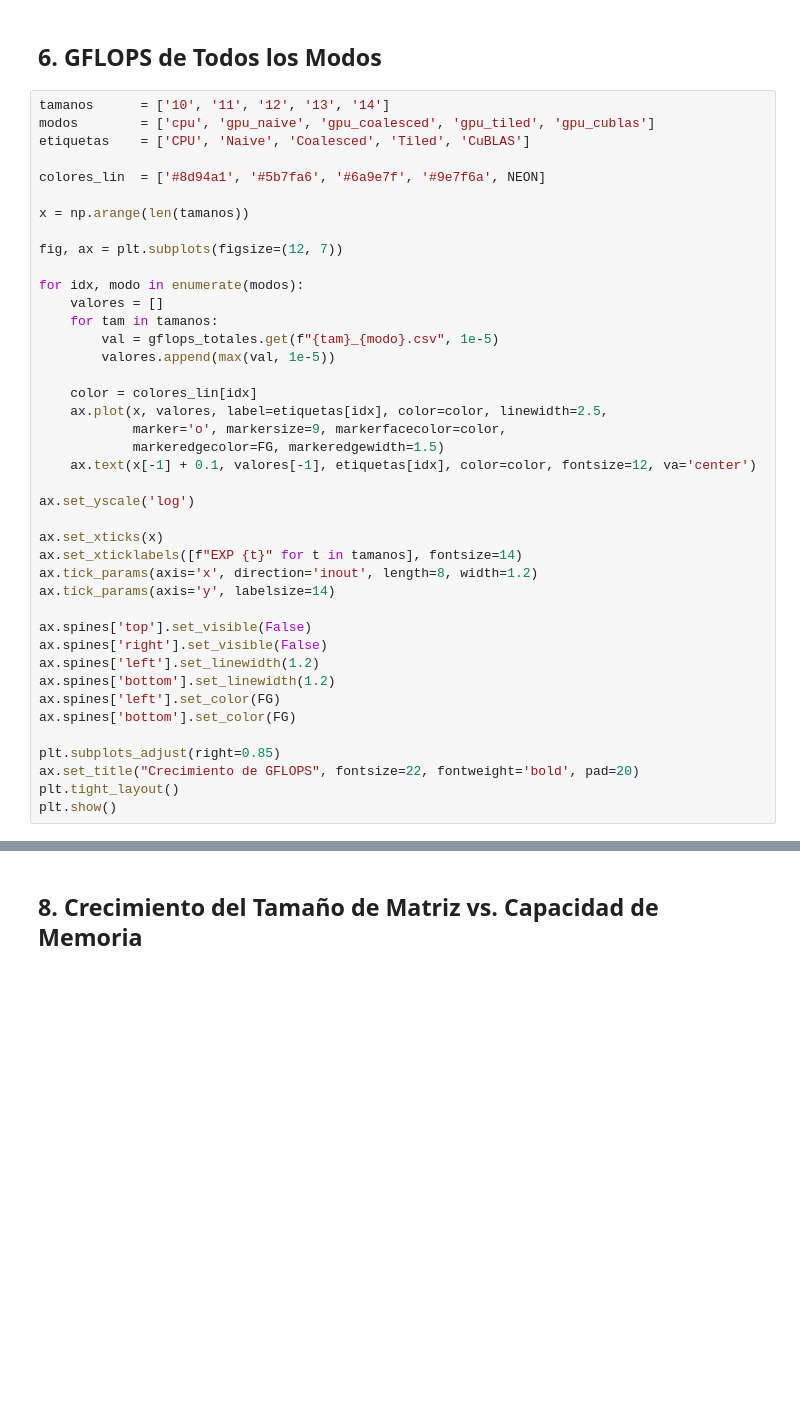
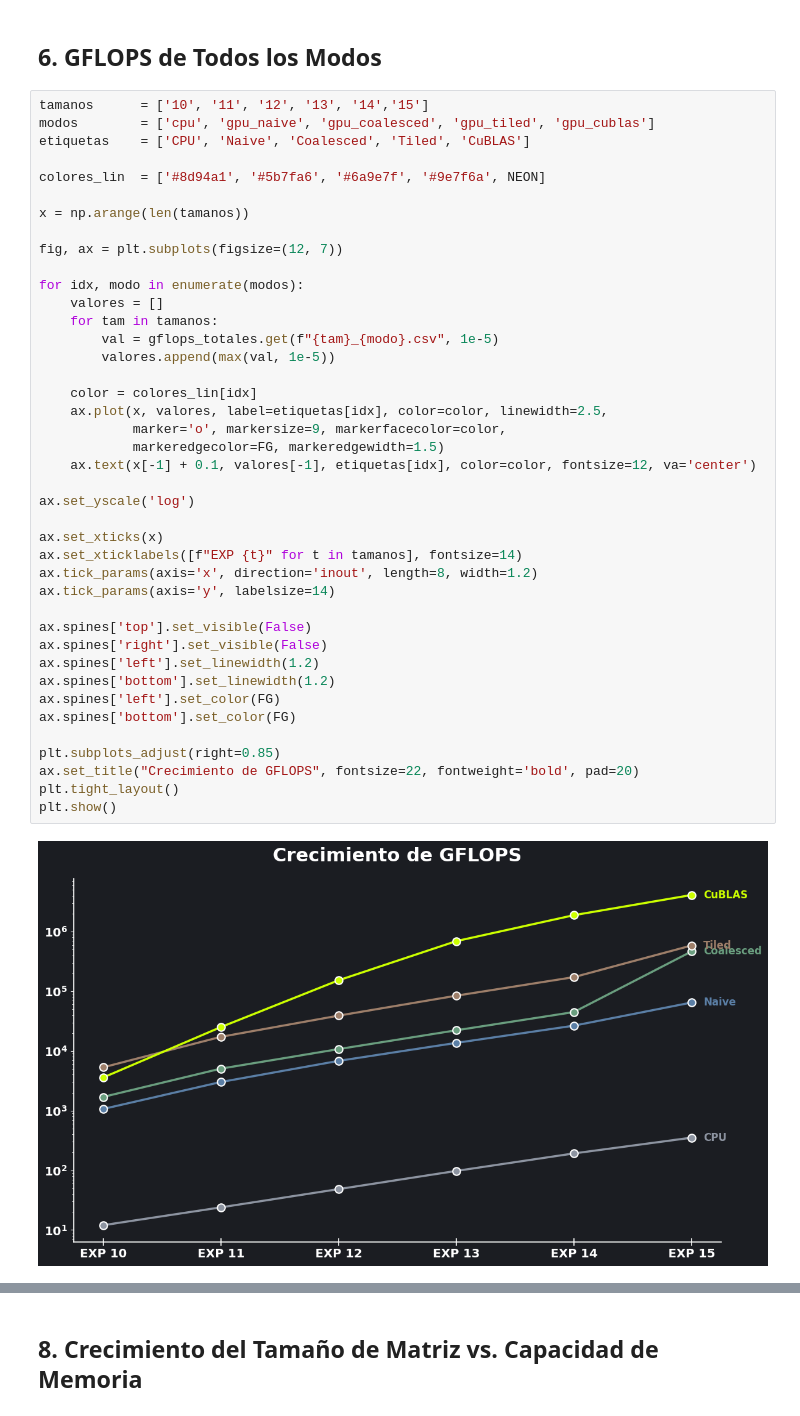
Before and after one commit to jcastanoch/Efficient-Krylov-Sequence-Computation-in-GPU, a Jupyter notebook: results/bechmark_analysis.ipynb, the cells around one changed output, grey strips where cells are left out. Saved outputs shown, nothing was run; the diff lists cells and outputs as text; blank space fills up the shorter version.

```diff
--- a/results/bechmark_analysis.ipynb
+++ b/results/bechmark_analysis.ipynb
@@ -185,7 +249,7 @@ plt.show()
 # %% [markdown]
 ## 6. GFLOPS de Todos los Modos
 # %%
-tamanos      = ['10', '11', '12', '13', '14']
+tamanos      = ['10', '11', '12', '13', '14','15']
 modos        = ['cpu', 'gpu_naive', 'gpu_coalesced', 'gpu_tiled', 'gpu_cublas']
 etiquetas    = ['CPU', 'Naive', 'Coalesced', 'Tiled', 'CuBLAS']
 
@@ -198,31 +262,33 @@ fig, ax = plt.subplots(figsize=(12, 7))
 for idx, modo in enumerate(modos):
     valores = []
     for tam in tamanos:
         val = gflops_totales.get(f"{tam}_{modo}.csv", 1e-5)
         valores.append(max(val, 1e-5))
 
     color = colores_lin[idx]
     ax.plot(x, valores, label=etiquetas[idx], color=color, linewidth=2.5,
             marker='o', markersize=9, markerfacecolor=color,
             markeredgecolor=FG, markeredgewidth=1.5)
     ax.text(x[-1] + 0.1, valores[-1], etiquetas[idx], color=color, fontsize=12, va='center')
 
 ax.set_yscale('log')
 
 ax.set_xticks(x)
 ax.set_xticklabels([f"EXP {t}" for t in tamanos], fontsize=14)
 ax.tick_params(axis='x', direction='inout', length=8, width=1.2)
 ax.tick_params(axis='y', labelsize=14)
 
 ax.spines['top'].set_visible(False)
 ax.spines['right'].set_visible(False)
 ax.spines['left'].set_linewidth(1.2)
 ax.spines['bottom'].set_linewidth(1.2)
 ax.spines['left'].set_color(FG)
 ax.spines['bottom'].set_color(FG)
 
 plt.subplots_adjust(right=0.85)
 ax.set_title("Crecimiento de GFLOPS", fontsize=22, fontweight='bold', pad=20)
 plt.tight_layout()
 plt.show()
+# %% [output]
+[figure, added]
 # %% [markdown]
```
Also changed, not shown: parts of 10 cells of this notebook, 10 other files.
